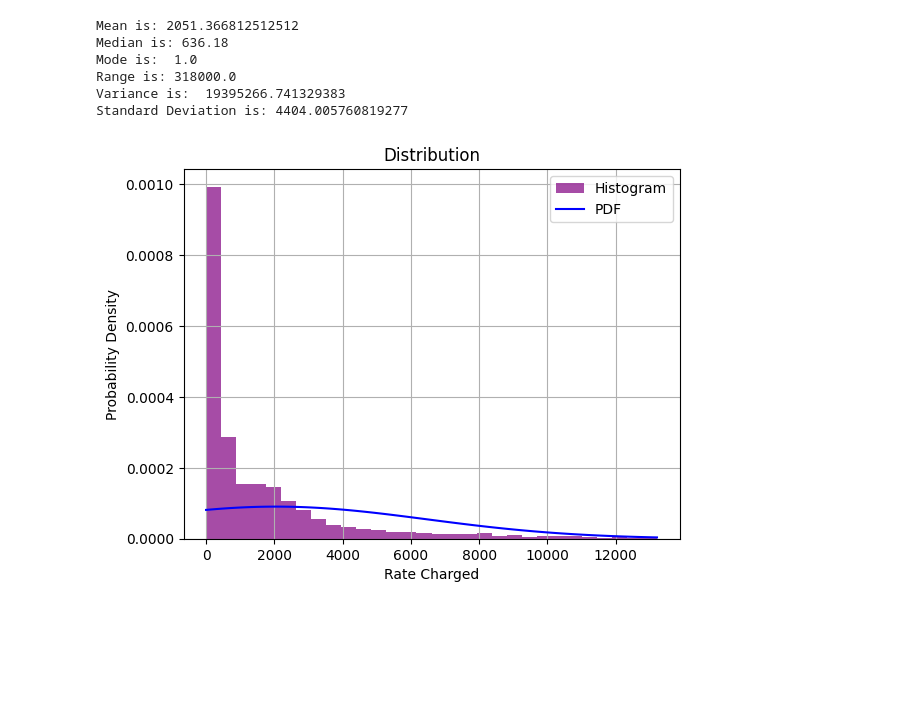
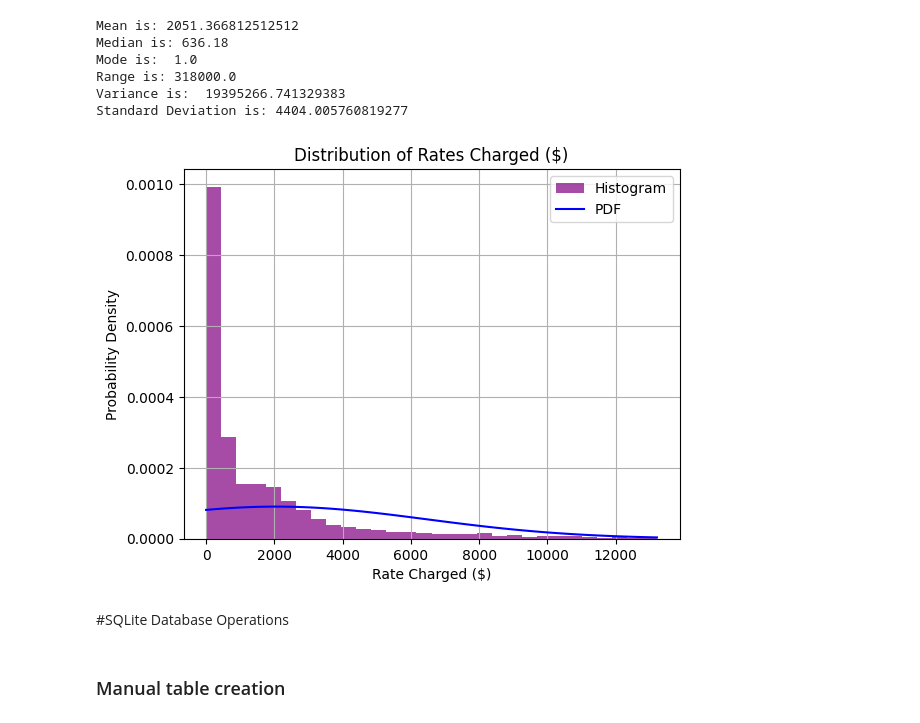
Before and after one commit to bonitr02/sqlite_database_operations, a Jupyter notebook: hha504_assgn3.ipynb, the cells around one changed output. Cells and saved outputs as stored; diff of their text form; code cells hidden in the pictures; blank space fills up the shorter version.

```diff
--- a/hha504_assgn3.ipynb
+++ b/hha504_assgn3.ipynb
@@ -267,19 +267,21 @@ df_cleaned = df_msq[df_msq['RATEcharged']<= std_dev*3]
 # %%
 # Create a histogram
 plt.hist(df_cleaned['RATEcharged'], bins=30, density=True, alpha=0.7, color='purple', label='Histogram')
 
 # Create a probability density function (PDF) curve
 x = np.linspace(min(df_cleaned['RATEcharged']), max(df_cleaned['RATEcharged']),100)
 pdf = (1/(std_dev * np.sqrt(2*np.pi))) * np.exp(-(x - mean)**2 / (2*std_dev**2))
 plt.plot(x, pdf, color='blue', label='PDF')
 
-plt.title('Distribution')
-plt.xlabel('Rate Charged')
+plt.title('Distribution of Rates Charged ($)')
+plt.xlabel('Rate Charged ($)')
 plt.ylabel('Probability Density')
 plt.legend()
 plt.grid(True)
 plt.show()
 # %% [output]
-[figure, old version]
+[figure, new version]
 # %%
 df_cleaned.to_csv('/content/outliers_rem_cleaned_mount-sinai-queens_chargemaster.csv')
+# %% [markdown]
+#SQLite Database Operations
@@ -285,0 +291,2 @@ df_cleaned.to_csv('/content/outliers_rem_cleaned_mount-sinai-queens_chargemaster
+# %% [markdown]
+### Manual table creation
```
Also changed, not shown: parts of 13 cells of this notebook.
